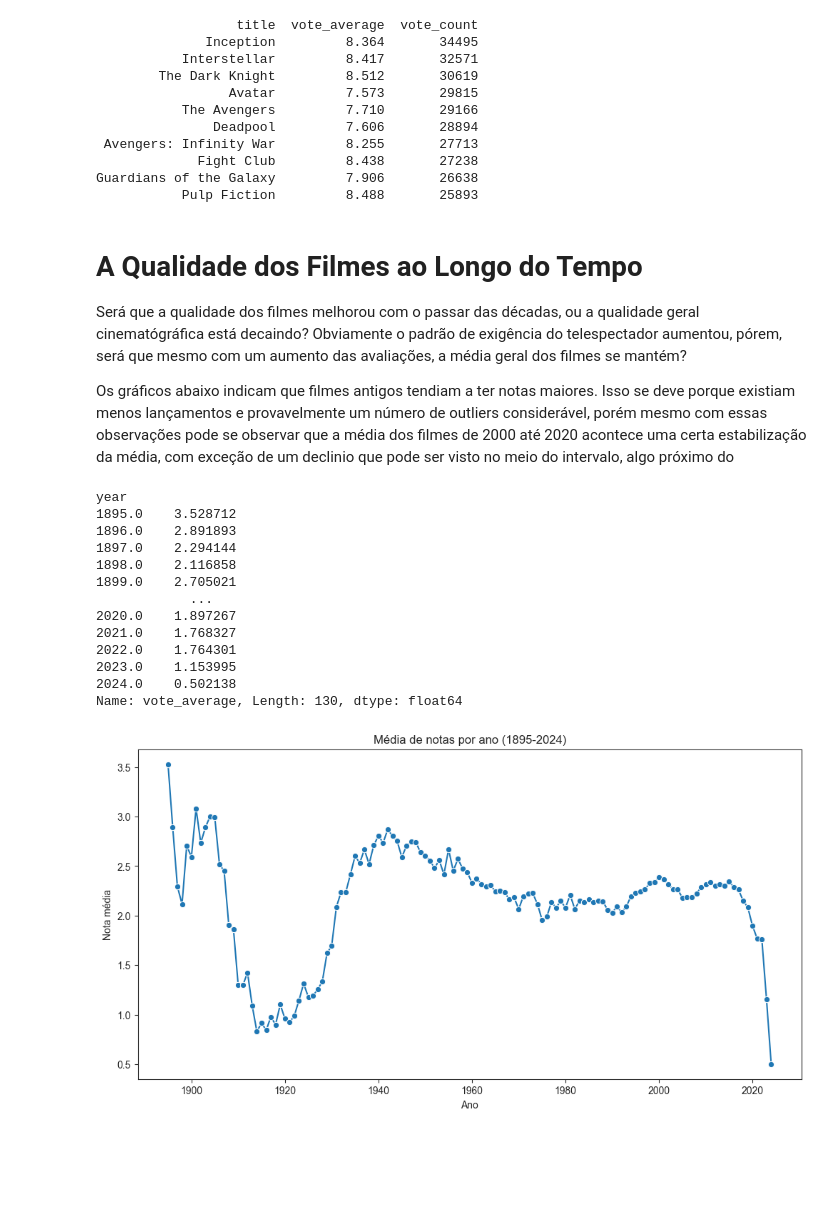
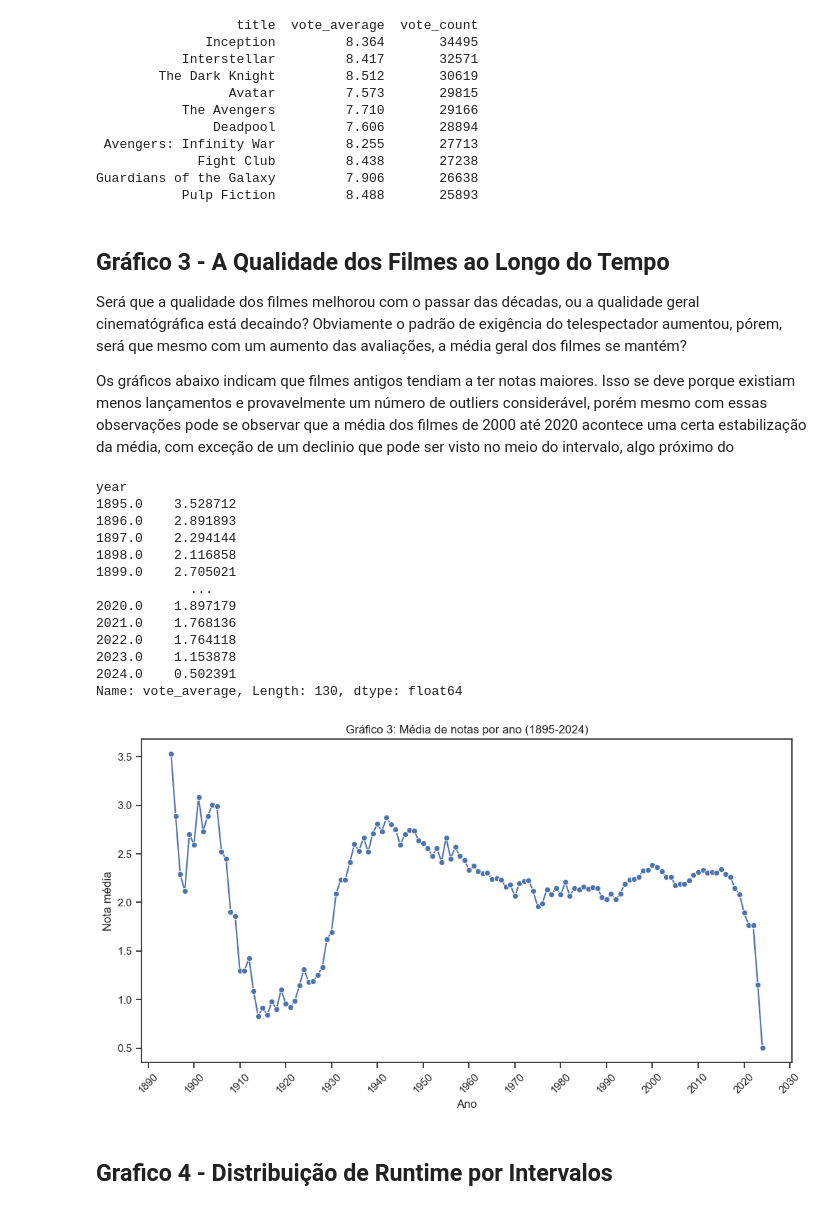
Before and after one commit to kauaneiras/Grupo-8-SBD2, a Jupyter notebook: Data Layer/raw/analytcs.ipynb, the cells around one changed output. Drawn from its saved outputs; the diff is of its cells as text; code cells hidden in the pictures; blank space fills up the shorter version.

Commit message:
Feat: Graficos

```diff
--- a/Data Layer/raw/analytcs.ipynb
+++ b/Data Layer/raw/analytcs.ipynb
@@ -71,7 +171,7 @@ print(top_10[['title', 'vote_average', 'vote_count']].to_string(index=False))
 Guardians of the Galaxy         7.906       26638
            Pulp Fiction         8.488       25893
 # %% [markdown]
-# A Qualidade dos Filmes ao Longo do Tempo
+## Gráfico 3 - A Qualidade dos Filmes ao Longo do Tempo
 
 Será que a qualidade dos filmes melhorou com o passar das décadas, ou a qualidade geral cinematógráfica está decaindo?
 Obviamente o padrão de exigência do telespectador aumentou, pórem, será que mesmo com um aumento das avaliações, a média geral dos filmes se mantém?
@@ -101,40 +201,42 @@ media_por_ano = df_limpo.groupby('year')['vote_average'].mean().sort_index()
 # Mostra a média de cada ano
 print(media_por_ano)
 
 # Importando Bibliotecas para plotagem
 import matplotlib.pyplot as plt
 import seaborn as sns
 from matplotlib.ticker import MultipleLocator
 
 # Define o estilo do Seaborn
 sns.set_style('ticks')
 
 plt.figure(figsize=(12,6))
 sns.lineplot(x=media_por_ano.index, y=media_por_ano.values, marker='o')
-plt.title("Média de notas por ano (1895-2024)")
+plt.title("Gráfico 3: Média de notas por ano (1895-2024)")
 plt.xlabel("Ano")
 plt.ylabel("Nota média")
 
 # Configura os intervalos do eixo X para 10 em 10 anos
 plt.gca().xaxis.set_major_locator(MultipleLocator(10))
 plt.xticks(rotation=45)  # Rotaciona os labels para melhor visualização
 
 plt.show()
 # %% [output]
 year
 1895.0    3.528712
 1896.0    2.891893
 1897.0    2.294144
 1898.0    2.116858
 1899.0    2.705021
             ...
-2020.0    1.897267
-2021.0    1.768327
-2022.0    1.764301
-2023.0    1.153995
-2024.0    0.502138
+2020.0    1.897179
+2021.0    1.768136
+2022.0    1.764118
+2023.0    1.153878
+2024.0    0.502391
 Name: vote_average, Length: 130, dtype: float64
-[figure, old version]
+[figure, new version]
+# %% [markdown]
+## Grafico 4 - Distribuição de Runtime por Intervalos
 # %%
 # Gráfico de pizza para distribuição de runtime por intervalos
 
```
Also changed, not shown: parts of 29 cells of this notebook, 1 other file.
